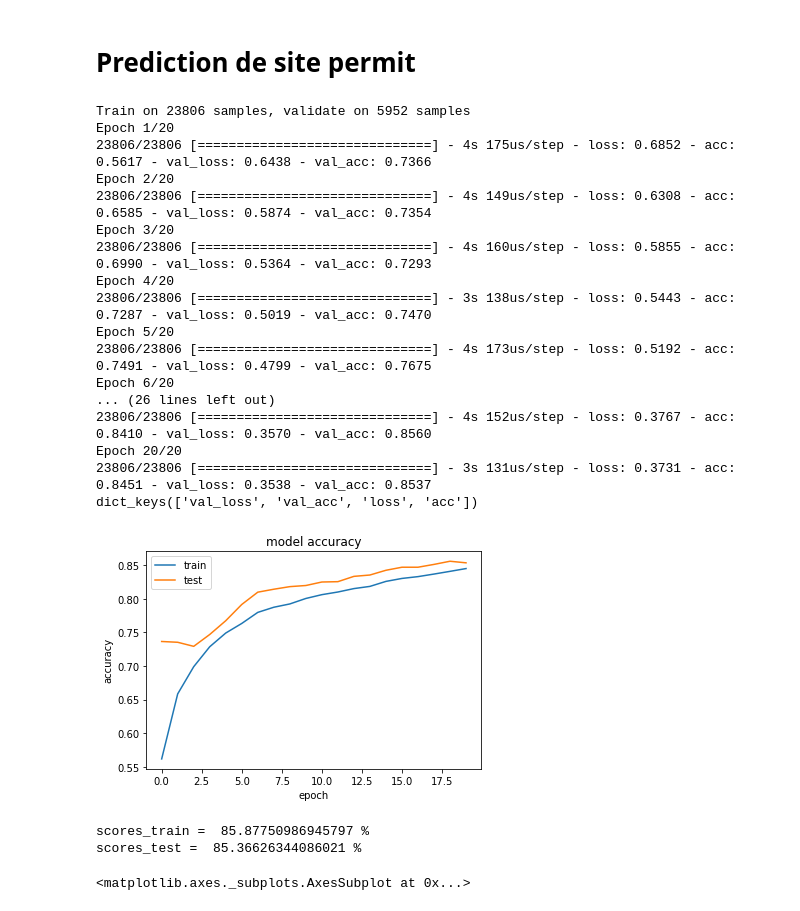
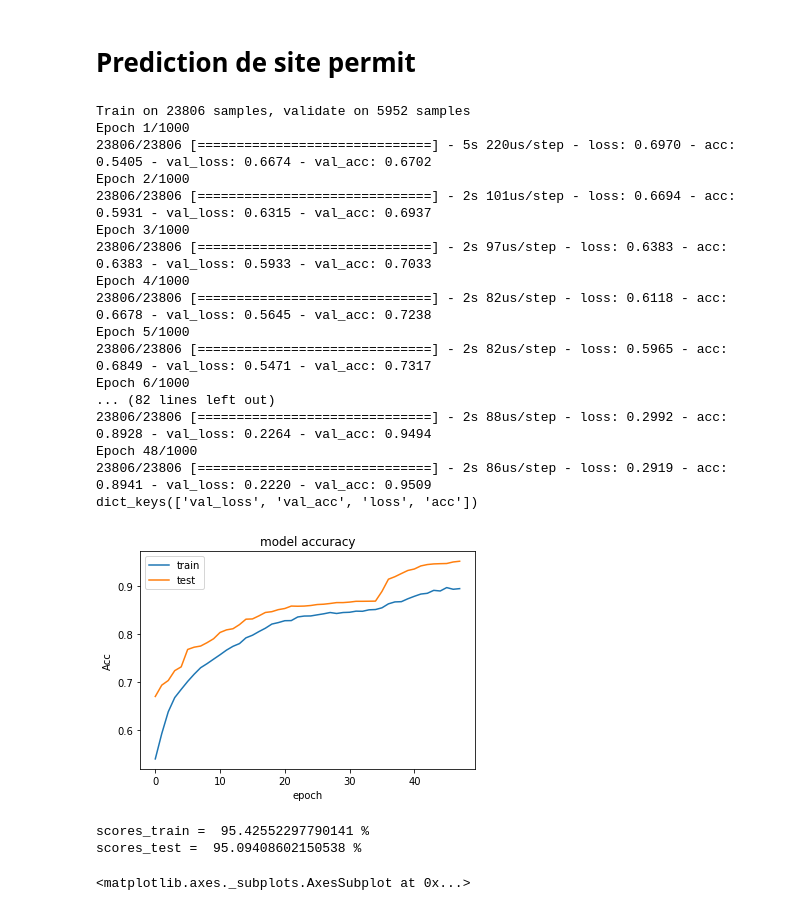
Before and after one commit to matrousseau/Building-permit-BI-Project, a Jupyter notebook: Predict permit with neural network.ipynb, the cells around one changed output. Saved outputs shown, nothing was run; the diff lists cells and outputs as text; code cells hidden in the pictures.

```diff
--- a/Predict permit with neural network.ipynb
+++ b/Predict permit with neural network.ipynb
@@ -225,6 +225,9 @@ classifier.add(Dropout(0.2))
 classifier.add(Dense(units=40, activation='relu'))
 classifier.add(Dropout(0.5))
 
+classifier.add(Dense(units=40, activation='relu'))
+classifier.add(Dropout(0.5))
+
 classifier.add(Dense(1, activation='sigmoid'))
 
 classifier.compile(loss='binary_crossentropy',
@@ -233,54 +236,54 @@ classifier.compile(loss='binary_crossentropy',
 
 
 callbacks = [EarlyStopping(monitor='loss', patience=2)]
 
 
 history = classifier.fit(X_train, y_train,
-                             batch_size=10,
-                             epochs=20,
+                             batch_size=20,
+                             epochs=1000,
                              callbacks=callbacks,
                              validation_data=(X_test, y_test))
 
 import matplotlib.pyplot as plt
 
 print(history.history.keys())
 
 # summarize history for loss
 plt.plot(history.history['acc'])
 plt.plot(history.history['val_acc'])
 
 plt.title('model accuracy')
-plt.ylabel('accuracy')
+plt.ylabel('Acc')
 plt.xlabel('epoch')
 plt.legend(['train', 'test'], loc='upper left')
 plt.show()
 
 scores_train = classifier.evaluate(X_train, y_train, verbose=0)
 scores_test = classifier.evaluate(X_test, y_test, verbose=0)
 
 print("scores_train = ", scores_train[1] * 100, '%')
 print("scores_test = ", scores_test[1] * 100, '%')
 # %% [output]
 Train on 23806 samples, validate on 5952 samples
-Epoch 1/20
-23806/23806 [==============================] - 4s 175us/step - loss: 0.6852 - acc: 0.5617 - val_loss: 0.6438 - val_acc: 0.7366
-Epoch 2/20
-23806/23806 [==============================] - 4s 149us/step - loss: 0.6308 - acc: 0.6585 - val_loss: 0.5874 - val_acc: 0.7354
-Epoch 3/20
-23806/23806 [==============================] - 4s 160us/step - loss: 0.5855 - acc: 0.6990 - val_loss: 0.5364 - val_acc: 0.7293
-Epoch 4/20
-23806/23806 [==============================] - 3s 138us/step - loss: 0.5443 - acc: 0.7287 - val_loss: 0.5019 - val_acc: 0.7470
-Epoch 5/20
-23806/23806 [==============================] - 4s 173us/step - loss: 0.5192 - acc: 0.7491 - val_loss: 0.4799 - val_acc: 0.7675
-Epoch 6/20
-... (26 lines left out)
-23806/23806 [==============================] - 4s 152us/step - loss: 0.3767 - acc: 0.8410 - val_loss: 0.3570 - val_acc: 0.8560
-Epoch 20/20
-23806/23806 [==============================] - 3s 131us/step - loss: 0.3731 - acc: 0.8451 - val_loss: 0.3538 - val_acc: 0.8537
+Epoch 1/1000
+23806/23806 [==============================] - 5s 220us/step - loss: 0.6970 - acc: 0.5405 - val_loss: 0.6674 - val_acc: 0.6702
+Epoch 2/1000
+23806/23806 [==============================] - 2s 101us/step - loss: 0.6694 - acc: 0.5931 - val_loss: 0.6315 - val_acc: 0.6937
+Epoch 3/1000
+23806/23806 [==============================] - 2s 97us/step - loss: 0.6383 - acc: 0.6383 - val_loss: 0.5933 - val_acc: 0.7033
+Epoch 4/1000
+23806/23806 [==============================] - 2s 82us/step - loss: 0.6118 - acc: 0.6678 - val_loss: 0.5645 - val_acc: 0.7238
+Epoch 5/1000
+23806/23806 [==============================] - 2s 82us/step - loss: 0.5965 - acc: 0.6849 - val_loss: 0.5471 - val_acc: 0.7317
+Epoch 6/1000
+... (82 lines left out)
+23806/23806 [==============================] - 2s 88us/step - loss: 0.2992 - acc: 0.8928 - val_loss: 0.2264 - val_acc: 0.9494
+Epoch 48/1000
+23806/23806 [==============================] - 2s 86us/step - loss: 0.2919 - acc: 0.8941 - val_loss: 0.2220 - val_acc: 0.9509
 dict_keys(['val_loss', 'val_acc', 'loss', 'acc'])
-[figure, old version]
+[figure, new version]
-scores_train =  85.87750986945797 %
-scores_test =  85.36626344086021 %
+scores_train =  95.42552297790141 %
+scores_test =  95.09408602150538 %
 # %%
 import matplotlib.pyplot as plt
 import seaborn as sns
```
Also changed, not shown: parts of 2 cells of this notebook, 1 other file.
